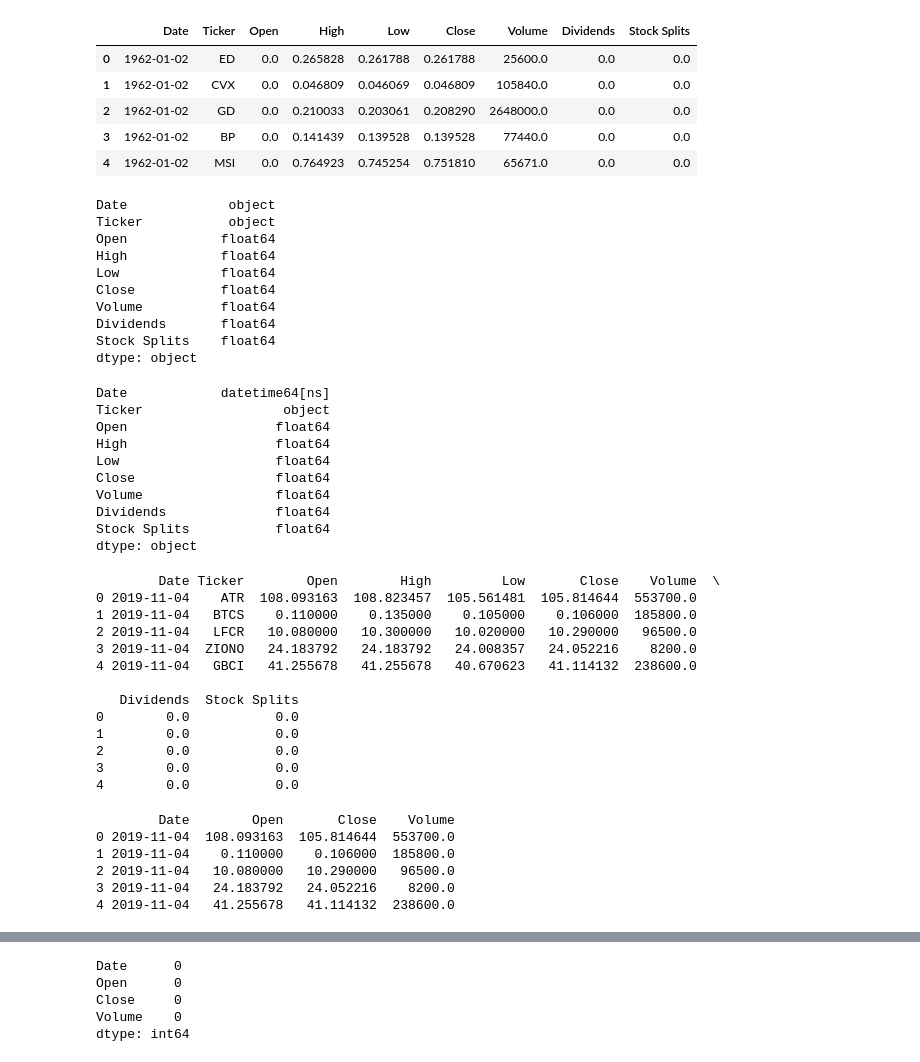
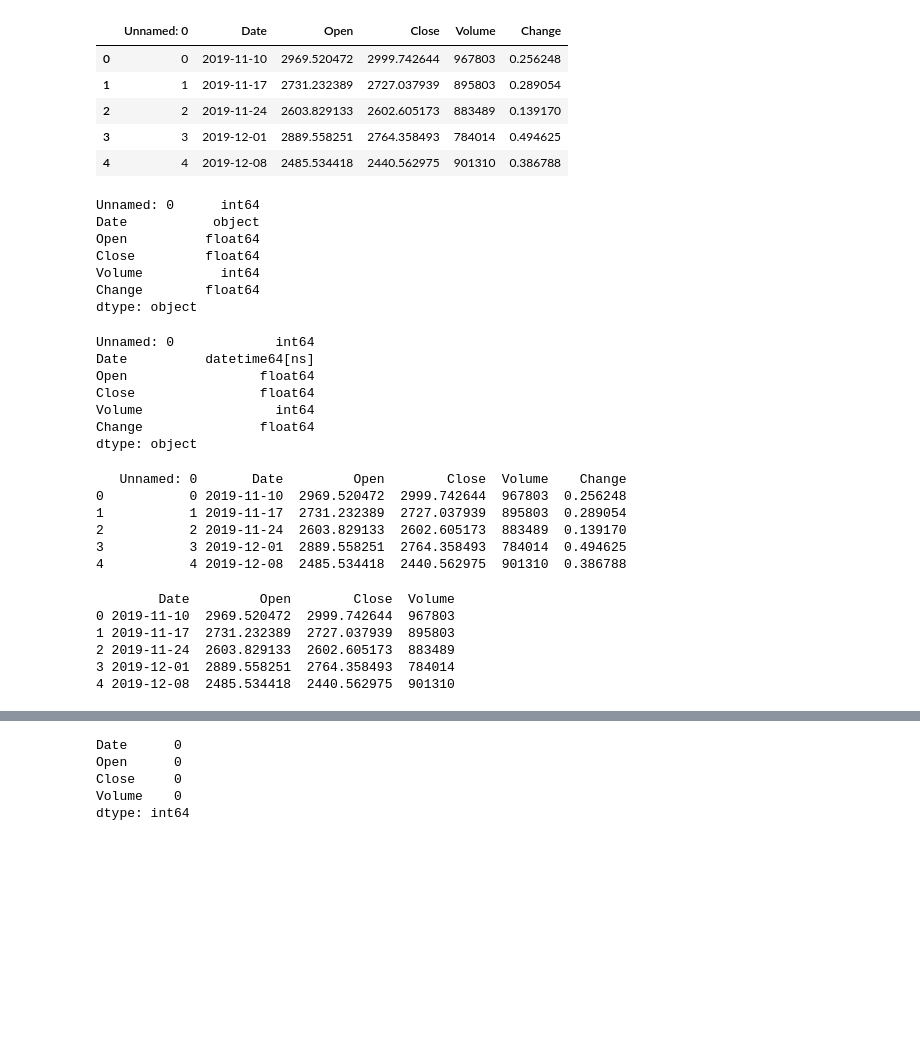
Before and after one commit to ivng8/9K-Stock-Ticker, a Jupyter notebook: 9K-Stock-Ticker.ipynb, the cells around one changed output, grey strips where cells are left out. Saved outputs shown, nothing was run; the diff lists cells and outputs as text; code cells hidden in the pictures; blank space fills up the shorter version.

```diff
--- a/9K-Stock-Ticker.ipynb
+++ b/9K-Stock-Ticker.ipynb
@@ -7,74 +7,61 @@ import seaborn as sns
 # %%
 # Import csv
 # link to dataset:
 # https://www.kaggle.com/datasets/jakewright/9000-tickers-of-stock-market-data-full-history
-stock = pd.read_csv('all_stock_data.csv')
+stock = pd.read_csv('stock_data.csv')
 stock.head()
 # %% [output]
-|  | Date | Ticker | Open | High | Low | Close | Volume | Dividends | Stock Splits |
-| 0 | 1962-01-02 | ED | 0.0 | 0.265828 | 0.261788 | 0.261788 | 25600.0 | 0.0 | 0.0 |
-| 1 | 1962-01-02 | CVX | 0.0 | 0.046809 | 0.046069 | 0.046809 | 105840.0 | 0.0 | 0.0 |
-| 2 | 1962-01-02 | GD | 0.0 | 0.210033 | 0.203061 | 0.208290 | 2648000.0 | 0.0 | 0.0 |
-| 3 | 1962-01-02 | BP | 0.0 | 0.141439 | 0.139528 | 0.139528 | 77440.0 | 0.0 | 0.0 |
-| 4 | 1962-01-02 | MSI | 0.0 | 0.764923 | 0.745254 | 0.751810 | 65671.0 | 0.0 | 0.0 |
+|  | Unnamed: 0 | Date | Open | Close | Volume | Change |
+| 0 | 0 | 2019-11-10 | 2969.520472 | 2999.742644 | 967803 | 0.256248 |
+| 1 | 1 | 2019-11-17 | 2731.232389 | 2727.037939 | 895803 | 0.289054 |
+| 2 | 2 | 2019-11-24 | 2603.829133 | 2602.605173 | 883489 | 0.139170 |
+| 3 | 3 | 2019-12-01 | 2889.558251 | 2764.358493 | 784014 | 0.494625 |
+| 4 | 4 | 2019-12-08 | 2485.534418 | 2440.562975 | 901310 | 0.386788 |
 # %%
 # Check data types of columns
 print(stock.dtypes)
 # %% [output]
-Date             object
-Ticker           object
-Open            float64
-High            float64
-Low             float64
-Close           float64
-Volume          float64
-Dividends       float64
-Stock Splits    float64
+Unnamed: 0      int64
+Date           object
+Open          float64
+Close         float64
+Volume          int64
+Change        float64
 dtype: object
 # %%
 # Change date column to datetime datatype
 stock['Date'] = pd.to_datetime(stock['Date'])
 print(stock.dtypes)
 # %% [output]
-Date            datetime64[ns]
-Ticker                  object
-Open                   float64
-High                   float64
-Low                    float64
-Close                  float64
-Volume                 float64
-Dividends              float64
-Stock Splits           float64
+Unnamed: 0             int64
+Date          datetime64[ns]
+Open                 float64
+Close                float64
+Volume                 int64
+Change               float64
 dtype: object
 # %%
 # Only use the past 5 years as data
 stock = stock[stock['Date'] >= '2019-11-03'].reset_index(drop=True)
 print(stock.head())
 # %% [output]
-        Date Ticker        Open        High         Low       Close    Volume  \
-0 2019-11-04    ATR  108.093163  108.823457  105.561481  105.814644  553700.0
-1 2019-11-04   BTCS    0.110000    0.135000    0.105000    0.106000  185800.0
-2 2019-11-04   LFCR   10.080000   10.300000   10.020000   10.290000   96500.0
-3 2019-11-04  ZIONO   24.183792   24.183792   24.008357   24.052216    8200.0
-4 2019-11-04   GBCI   41.255678   41.255678   40.670623   41.114132  238600.0
-
-   Dividends  Stock Splits
-0        0.0           0.0
-1        0.0           0.0
-2        0.0           0.0
-3        0.0           0.0
-4        0.0           0.0
+   Unnamed: 0       Date         Open        Close  Volume    Change
+0           0 2019-11-10  2969.520472  2999.742644  967803  0.256248
+1           1 2019-11-17  2731.232389  2727.037939  895803  0.289054
+2           2 2019-11-24  2603.829133  2602.605173  883489  0.139170
+3           3 2019-12-01  2889.558251  2764.358493  784014  0.494625
+4           4 2019-12-08  2485.534418  2440.562975  901310  0.386788
 # %%
 # Filter columns for relevant columns
 stock = stock[['Date', 'Open', 'Close', 'Volume']]
 print(stock.head())
 # %% [output]
-        Date        Open       Close    Volume
-0 2019-11-04  108.093163  105.814644  553700.0
-1 2019-11-04    0.110000    0.106000  185800.0
-2 2019-11-04   10.080000   10.290000   96500.0
-3 2019-11-04   24.183792   24.052216    8200.0
-4 2019-11-04   41.255678   41.114132  238600.0
+        Date         Open        Close  Volume
+0 2019-11-10  2969.520472  2999.742644  967803
+1 2019-11-17  2731.232389  2727.037939  895803
+2 2019-11-24  2603.829133  2602.605173  883489
+3 2019-12-01  2889.558251  2764.358493  784014
+4 2019-12-08  2485.534418  2440.562975  901310
 # %%
 # Check for null columns
 print(stock.isnull().sum())
```
Also changed, not shown: parts of 5 cells of this notebook, 2 other files.
